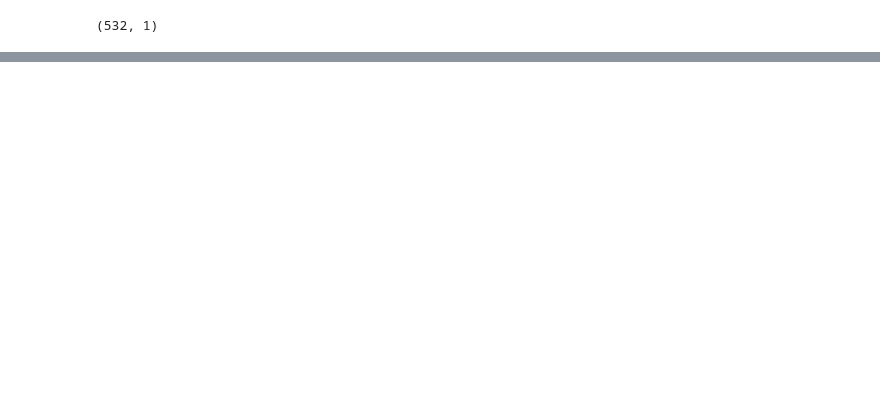
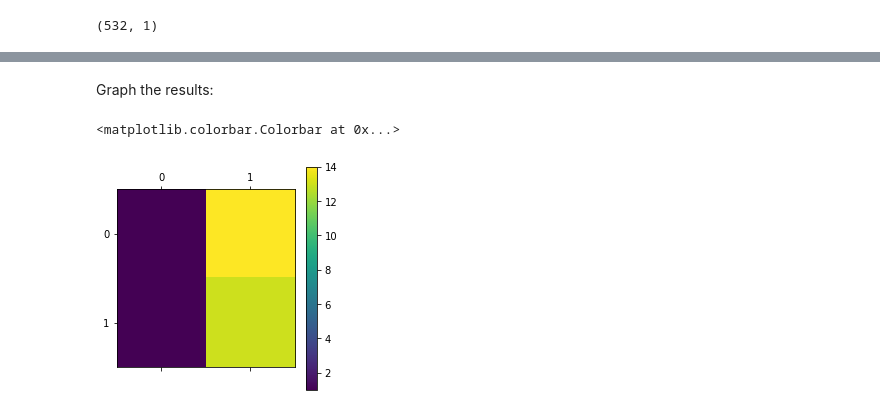
Before and after one commit to aarojas20/Firearm_Detection, a Jupyter notebook: notebooks/4. First Model.ipynb, the cells around one changed output, grey strips where cells are left out. Drawn from its saved outputs; the diff is of its cells as text; code cells hidden in the pictures; blank space fills up the shorter version.

```diff
--- a/notebooks/4. First Model.ipynb
+++ b/notebooks/4. First Model.ipynb
@@ -38,0 +141,4 @@ print(Y_train.shape)
+# %%
+ESC50_MFCC_test.shape[0]
+Y_test=np.concatenate((np.zeros((15,1)),np.ones((firearm_MFCC_test.shape[0],1))),axis=0)
+print(Y_test.shape)
@@ -38,0 +169,8 @@ print(Y_train.shape)
+# %%
+test_data=np.concatenate((X_test,Y_test),axis=1)
+np.random.shuffle(test_data)
+print(test_data.shape)
+X_test_rand=test_data[:,:ESC50_MFCC_test.shape[1]]
+print(X_test_rand.shape)
+Y_test_rand=test_data[:,ESC50_MFCC_test.shape[1]]
+print(Y_test_rand.shape)
@@ -38,0 +206,4 @@ print(Y_train.shape)
+# %%
+LR_predictions = clf.predict(X_test_rand)
+print ('Accuracy of logistic regression: %d ' % float((np.dot(Y_test_rand,LR_predictions) + np.dot(1-Y_test_rand,1-LR_predictions))/float(Y_test_rand.size)*100) +
+       '% ' + "(percentage of correctly labelled datapoints)")
@@ -38,0 +214,3 @@ print(Y_train.shape)
+# %%
+conf_mat=sklearn.metrics.confusion_matrix(Y_test_rand, LR_predictions)
+conf_mat
@@ -38,0 +228,8 @@ print(Y_train.shape)
+# %% [markdown]
+Graph the results:
+# %%
+plt.matshow(conf_mat)
+plt.colorbar()
+# %% [output]
+<matplotlib.colorbar.Colorbar at 0x...>
+[figure, added]
```
Also changed, not shown: parts of 42 cells of this notebook.
